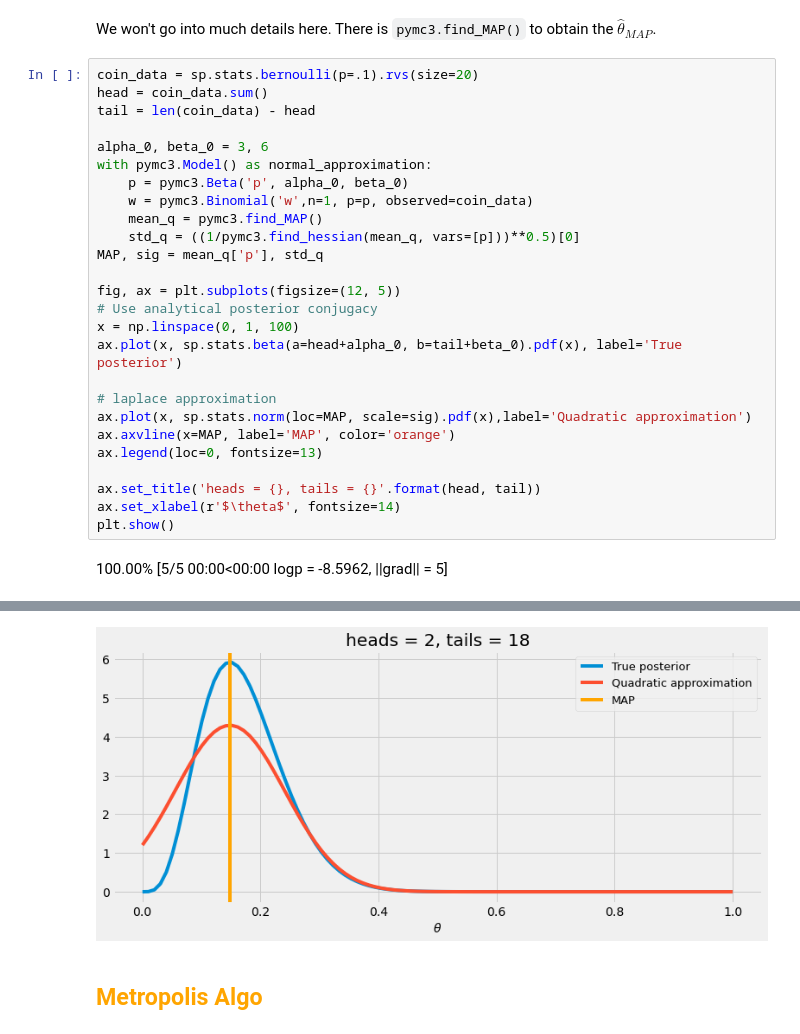
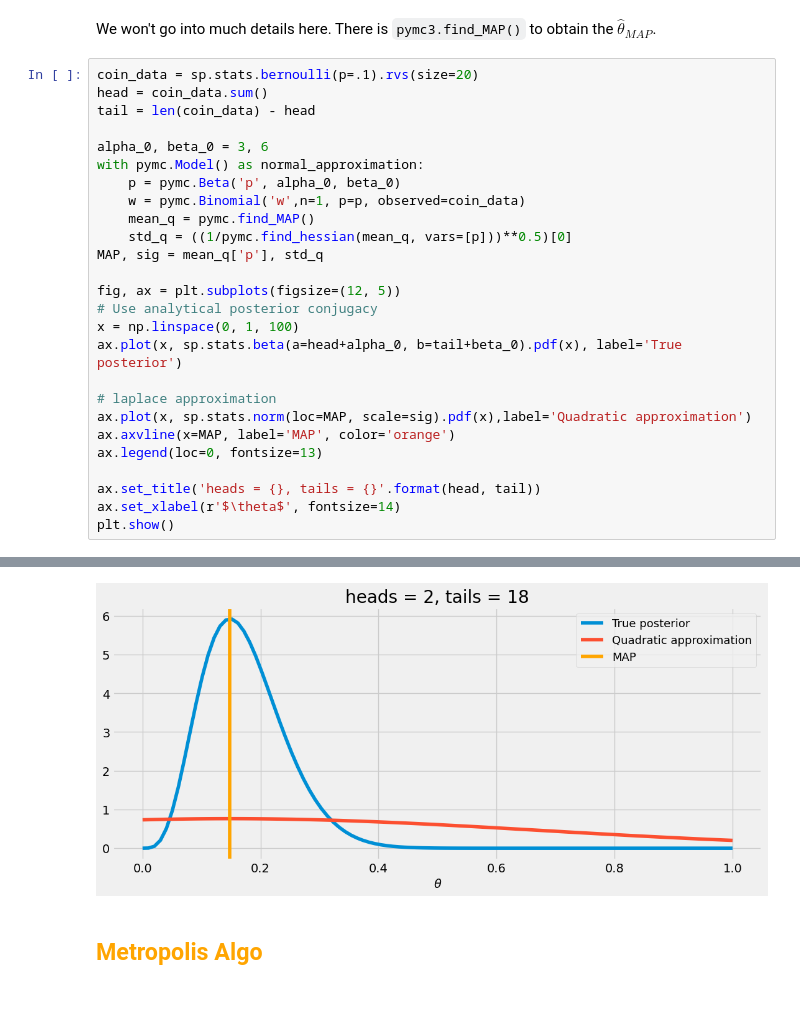
Before and after one commit to weijie-chen/Bayesian-Statistics-Econometrics, a Jupyter notebook: Chapter 1 - Overview of Bayesian Approach.ipynb, the cells around one changed output, grey strips where cells are left out. Cells and saved outputs as stored; diff of their text form; blank space fills up the shorter version.

Commit message:
upate pymc

```diff
--- a/Chapter 1 - Overview of Bayesian Approach.ipynb
+++ b/Chapter 1 - Overview of Bayesian Approach.ipynb
@@ -345,11 +343,11 @@ head = coin_data.sum()
 tail = len(coin_data) - head
 
 alpha_0, beta_0 = 3, 6
-with pymc3.Model() as normal_approximation:
-    p = pymc3.Beta('p', alpha_0, beta_0)
-    w = pymc3.Binomial('w',n=1, p=p, observed=coin_data)
-    mean_q = pymc3.find_MAP()
-    std_q = ((1/pymc3.find_hessian(mean_q, vars=[p]))**0.5)[0]
+with pymc.Model() as normal_approximation:
+    p = pymc.Beta('p', alpha_0, beta_0)
+    w = pymc.Binomial('w',n=1, p=p, observed=coin_data)
+    mean_q = pymc.find_MAP()
+    std_q = ((1/pymc.find_hessian(mean_q, vars=[p]))**0.5)[0]
 MAP, sig = mean_q['p'], std_q
 
 fig, ax = plt.subplots(figsize=(12, 5))
@@ -366,4 +364,3 @@ ax.set_title('heads = {}, tails = {}'.format(head, tail))
 ax.set_xlabel(r'$\theta$', fontsize=14)
 plt.show()
 # %% [output]
-100.00% [5/5 00:00<00:00 logp = -8.5962, ||grad|| = 5]
@@ -370,4 +370,4 @@ plt.show()
-[figure, old version]
+[figure, new version]
 # %% [markdown]
 ## <font face="gotham" color="orange"> Metropolis Algo </font>
 # %% [markdown]
```
Also changed, not shown: parts of 11 cells of this notebook, 7 other files.
